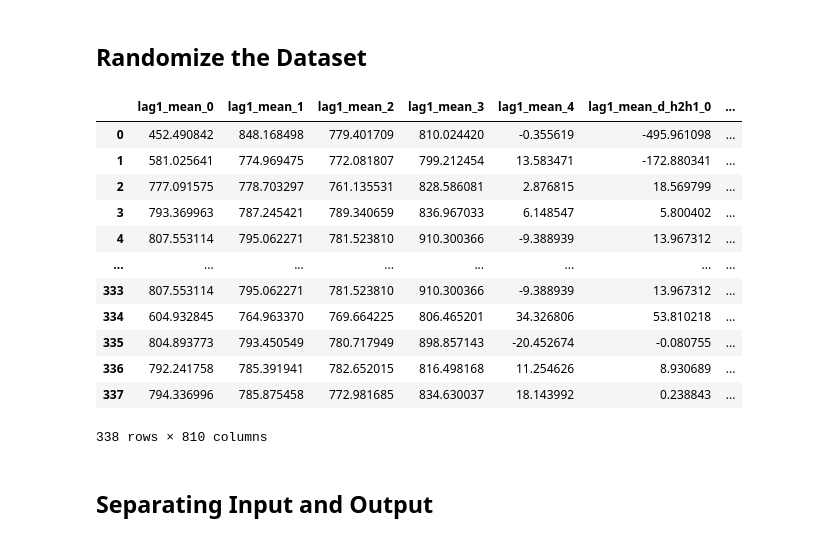
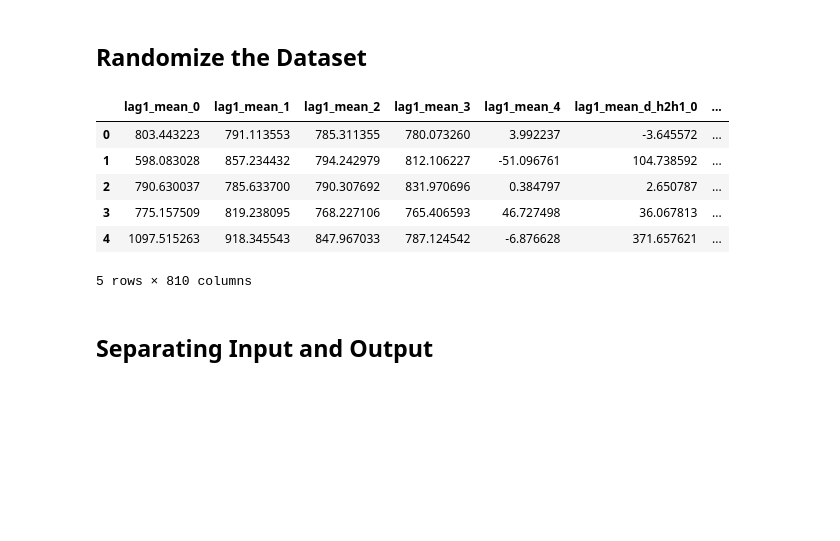
Before and after one commit to musahabib/WorkerFatigue_EEG_ML, a Jupyter notebook: Notebook.ipynb, the cells around one changed output. Drawn from its saved outputs; the diff is of its cells as text; code cells hidden in the pictures; blank space fills up the shorter version.

```diff
--- a/Notebook.ipynb
+++ b/Notebook.ipynb
@@ -407,21 +396,15 @@ else:
 # %%
 dataset.columns = np.hstack((yT, ['Target']))
 dataset = dataset.sample(frac = 1).reset_index(drop=True)
-dataset
+dataset.head()
 # %% [output]
 |  | lag1_mean_0 | lag1_mean_1 | lag1_mean_2 | lag1_mean_3 | lag1_mean_4 | lag1_mean_d_h2h1_0 | ... |
-| 0 | 452.490842 | 848.168498 | 779.401709 | 810.024420 | -0.355619 | -495.961098 | ... |
-| 1 | 581.025641 | 774.969475 | 772.081807 | 799.212454 | 13.583471 | -172.880341 | ... |
-| 2 | 777.091575 | 778.703297 | 761.135531 | 828.586081 | 2.876815 | 18.569799 | ... |
-| 3 | 793.369963 | 787.245421 | 789.340659 | 836.967033 | 6.148547 | 5.800402 | ... |
-| 4 | 807.553114 | 795.062271 | 781.523810 | 910.300366 | -9.388939 | 13.967312 | ... |
-| ... | ... | ... | ... | ... | ... | ... | ... |
-| 333 | 807.553114 | 795.062271 | 781.523810 | 910.300366 | -9.388939 | 13.967312 | ... |
-| 334 | 604.932845 | 764.963370 | 769.664225 | 806.465201 | 34.326806 | 53.810218 | ... |
-| 335 | 804.893773 | 793.450549 | 780.717949 | 898.857143 | -20.452674 | -0.080755 | ... |
-| 336 | 792.241758 | 785.391941 | 782.652015 | 816.498168 | 11.254626 | 8.930689 | ... |
-| 337 | 794.336996 | 785.875458 | 772.981685 | 834.630037 | 18.143992 | 0.238843 | ... |
+| 0 | 803.443223 | 791.113553 | 785.311355 | 780.073260 | 3.992237 | -3.645572 | ... |
+| 1 | 598.083028 | 857.234432 | 794.242979 | 812.106227 | -51.096761 | 104.738592 | ... |
+| 2 | 790.630037 | 785.633700 | 790.307692 | 831.970696 | 0.384797 | 2.650787 | ... |
+| 3 | 775.157509 | 819.238095 | 768.227106 | 765.406593 | 46.727498 | 36.067813 | ... |
+| 4 | 1097.515263 | 918.345543 | 847.967033 | 787.124542 | -6.876628 | 371.657621 | ... |
-338 rows × 810 columns
+5 rows × 810 columns
 # %% [markdown]
 ## Separating Input and Output
 # %%
```
Also changed, not shown: parts of 11 cells of this notebook.
